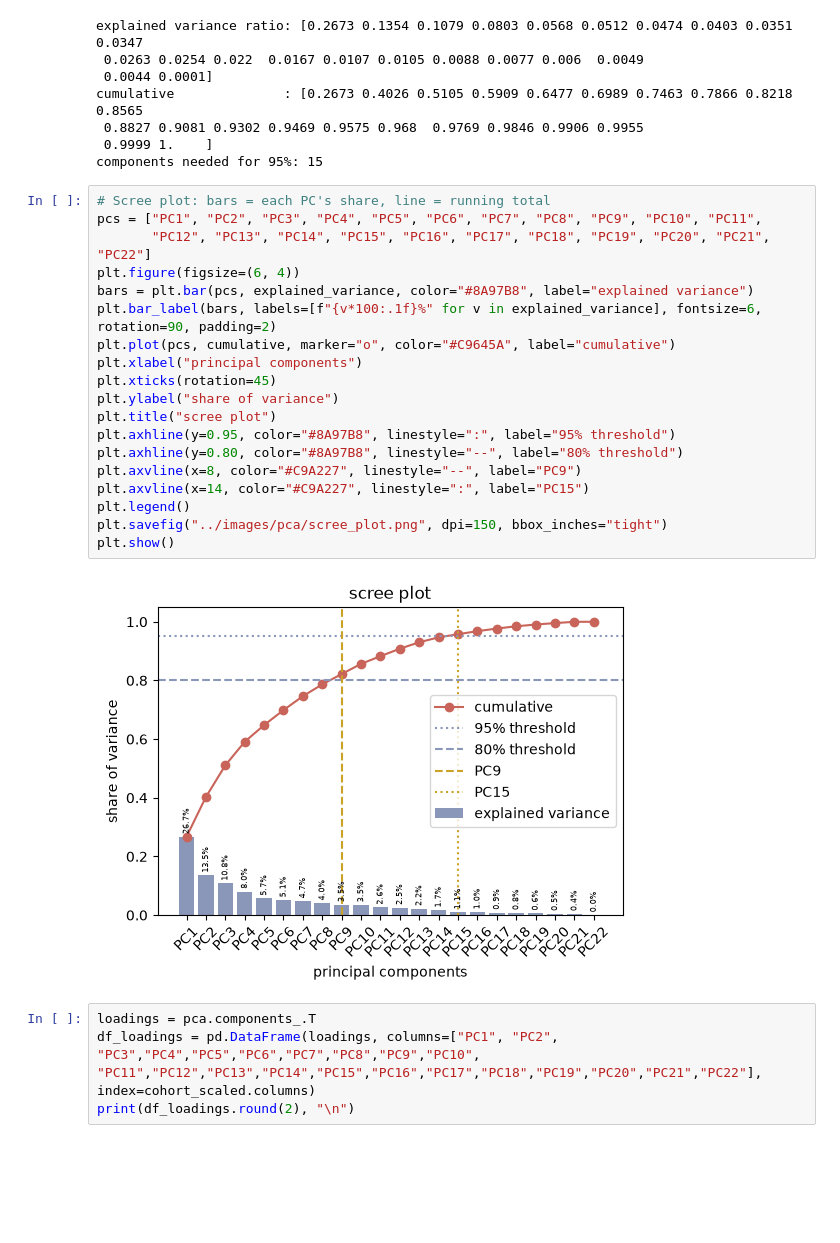
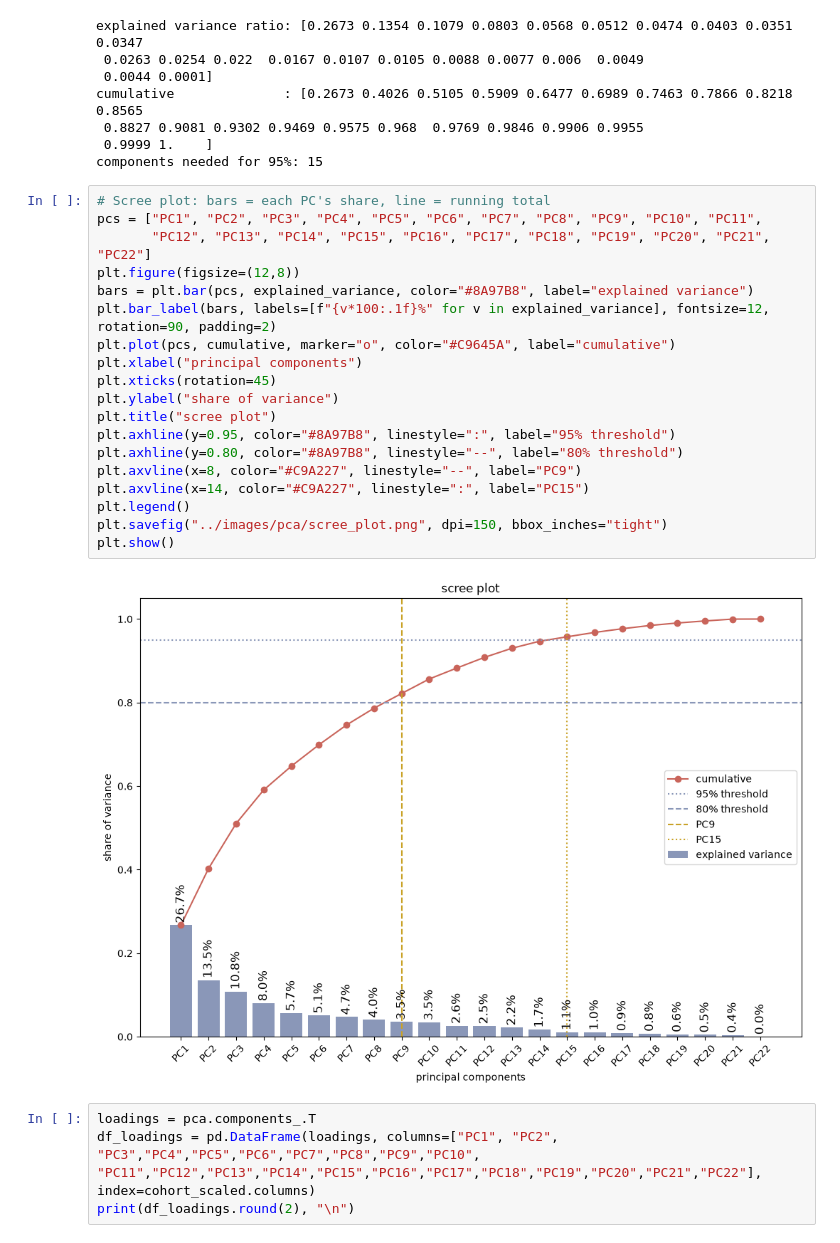
Before and after one commit to meauxcodes/applied-ml-project, a Jupyter notebook: scripts/cohort_pca.ipynb, the cells around one changed output. Cells and saved outputs as stored; diff of their text form; blank space fills up the shorter version.

```diff
--- a/scripts/cohort_pca.ipynb
+++ b/scripts/cohort_pca.ipynb
@@ -51,24 +51,24 @@ components needed for 95%: 15
 # %%
 # Scree plot: bars = each PC's share, line = running total
 pcs = ["PC1", "PC2", "PC3", "PC4", "PC5", "PC6", "PC7", "PC8", "PC9", "PC10", "PC11",
        "PC12", "PC13", "PC14", "PC15", "PC16", "PC17", "PC18", "PC19", "PC20", "PC21", "PC22"]
-plt.figure(figsize=(6, 4))
+plt.figure(figsize=(12,8))
 bars = plt.bar(pcs, explained_variance, color="#8A97B8", label="explained variance")
-plt.bar_label(bars, labels=[f"{v*100:.1f}%" for v in explained_variance], fontsize=6, rotation=90, padding=2)
+plt.bar_label(bars, labels=[f"{v*100:.1f}%" for v in explained_variance], fontsize=12, rotation=90, padding=2)
 plt.plot(pcs, cumulative, marker="o", color="#C9645A", label="cumulative")
 plt.xlabel("principal components")
 plt.xticks(rotation=45)
 plt.ylabel("share of variance")
 plt.title("scree plot")
 plt.axhline(y=0.95, color="#8A97B8", linestyle=":", label="95% threshold")
 plt.axhline(y=0.80, color="#8A97B8", linestyle="--", label="80% threshold")
 plt.axvline(x=8, color="#C9A227", linestyle="--", label="PC9")
 plt.axvline(x=14, color="#C9A227", linestyle=":", label="PC15")
 plt.legend()
 plt.savefig("../images/pca/scree_plot.png", dpi=150, bbox_inches="tight")
 plt.show()
 # %% [output]
-[figure, old version]
+[figure, new version]
 # %%
 loadings = pca.components_.T
 df_loadings = pd.DataFrame(loadings, columns=["PC1", "PC2", "PC3","PC4","PC5","PC6","PC7","PC8","PC9","PC10", "PC11","PC12","PC13","PC14","PC15","PC16","PC17","PC18","PC19","PC20","PC21","PC22"], index=cohort_scaled.columns)
```
Also changed, not shown: parts of 3 cells of this notebook, 11 other files.
